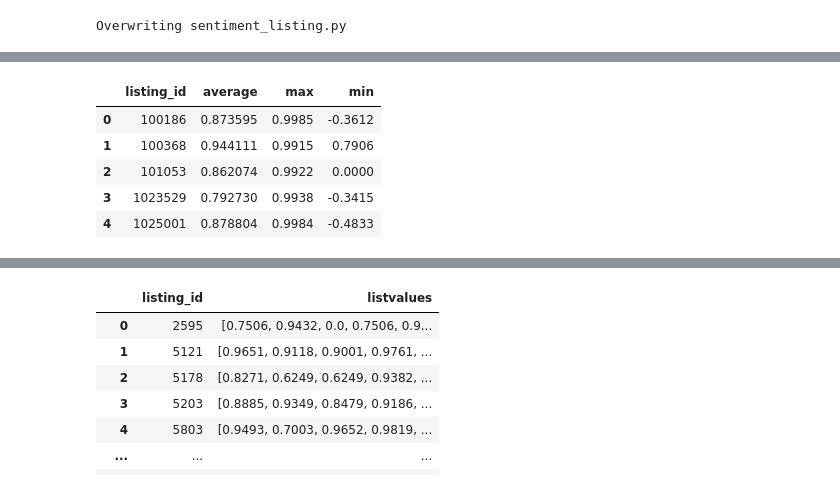
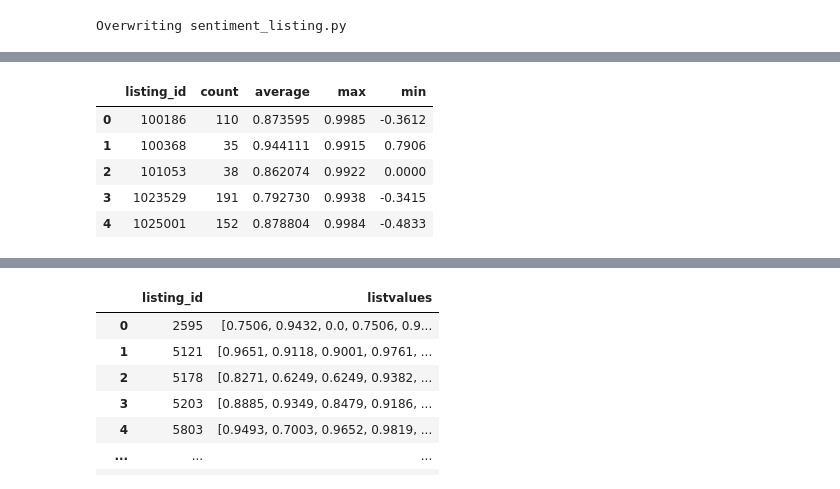
Before and after one commit to westernmeadow/CS4650-Capstone-Project, a Jupyter notebook: CS4650CapstoneProject.ipynb, the cells around one changed output, grey strips where cells are left out. Cells and saved outputs as stored; diff of their text form; code cells hidden in the pictures.

```diff
--- a/CS4650CapstoneProject.ipynb
+++ b/CS4650CapstoneProject.ipynb
@@ -162,18 +150,19 @@ plt.boxplot(data["average"])
 # %%
 import json
 
 listing = pd.read_csv("listing.txt", sep="\t", header=None)
 listing.columns = ["listing_id", "stats"]
 listing["stats"] = [json.loads(e) for e in listing["stats"]]
+listing["count"] = [int(e["count"]) for e in listing["stats"]]
 listing["average"] = [float(e["average"]) for e in listing["stats"]]
 listing["max"] = [float(e["max"]) for e in listing["stats"]]
 listing["min"] = [float(e["min"]) for e in listing["stats"]]
 listing.drop("stats", axis=1, inplace=True)
 listing.head()
 # %% [output]
-|  | listing_id | average | max | min |
-| 0 | 100186 | 0.873595 | 0.9985 | -0.3612 |
-| 1 | 100368 | 0.944111 | 0.9915 | 0.7906 |
-| 2 | 101053 | 0.862074 | 0.9922 | 0.0000 |
-| 3 | 1023529 | 0.792730 | 0.9938 | -0.3415 |
-| 4 | 1025001 | 0.878804 | 0.9984 | -0.4833 |
+|  | listing_id | count | average | max | min |
+| 0 | 100186 | 110 | 0.873595 | 0.9985 | -0.3612 |
+| 1 | 100368 | 35 | 0.944111 | 0.9915 | 0.7906 |
+| 2 | 101053 | 38 | 0.862074 | 0.9922 | 0.0000 |
+| 3 | 1023529 | 191 | 0.792730 | 0.9938 | -0.3415 |
+| 4 | 1025001 | 152 | 0.878804 | 0.9984 | -0.4833 |
```
Also changed, not shown: parts of 7 cells of this notebook, 9 other files.
